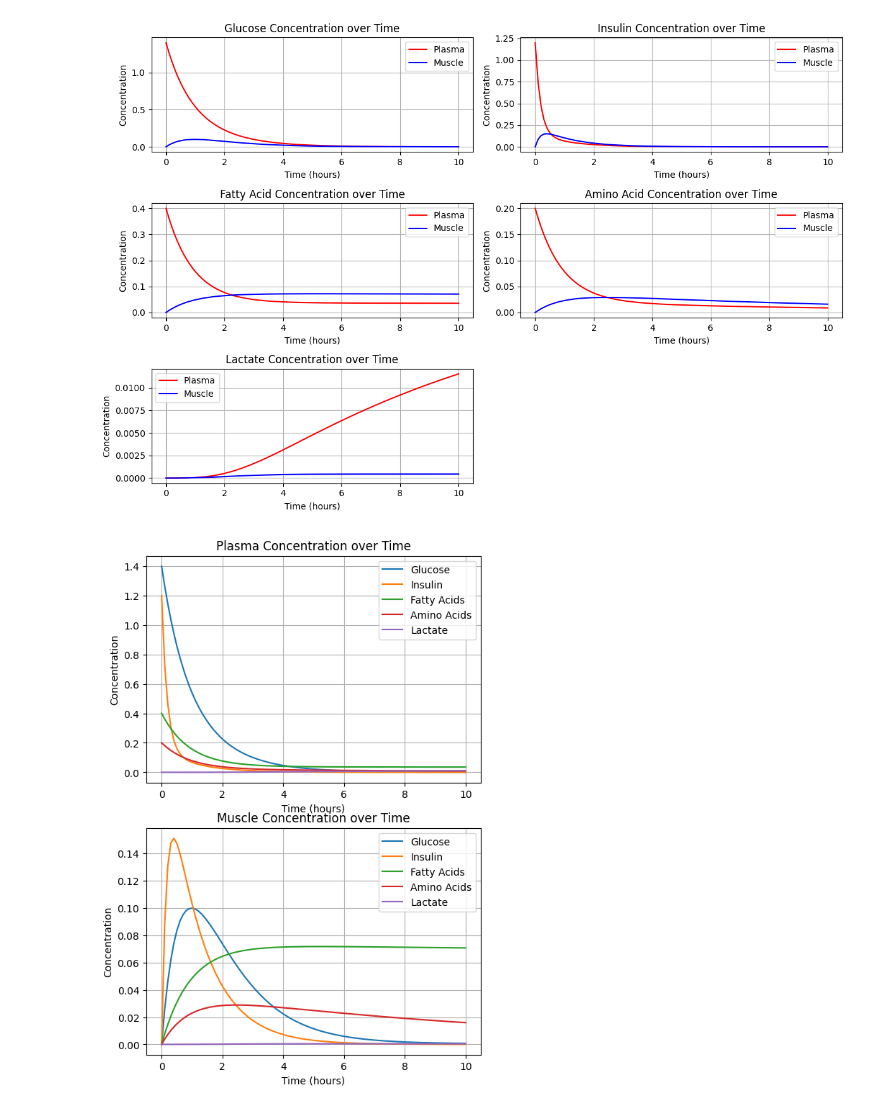
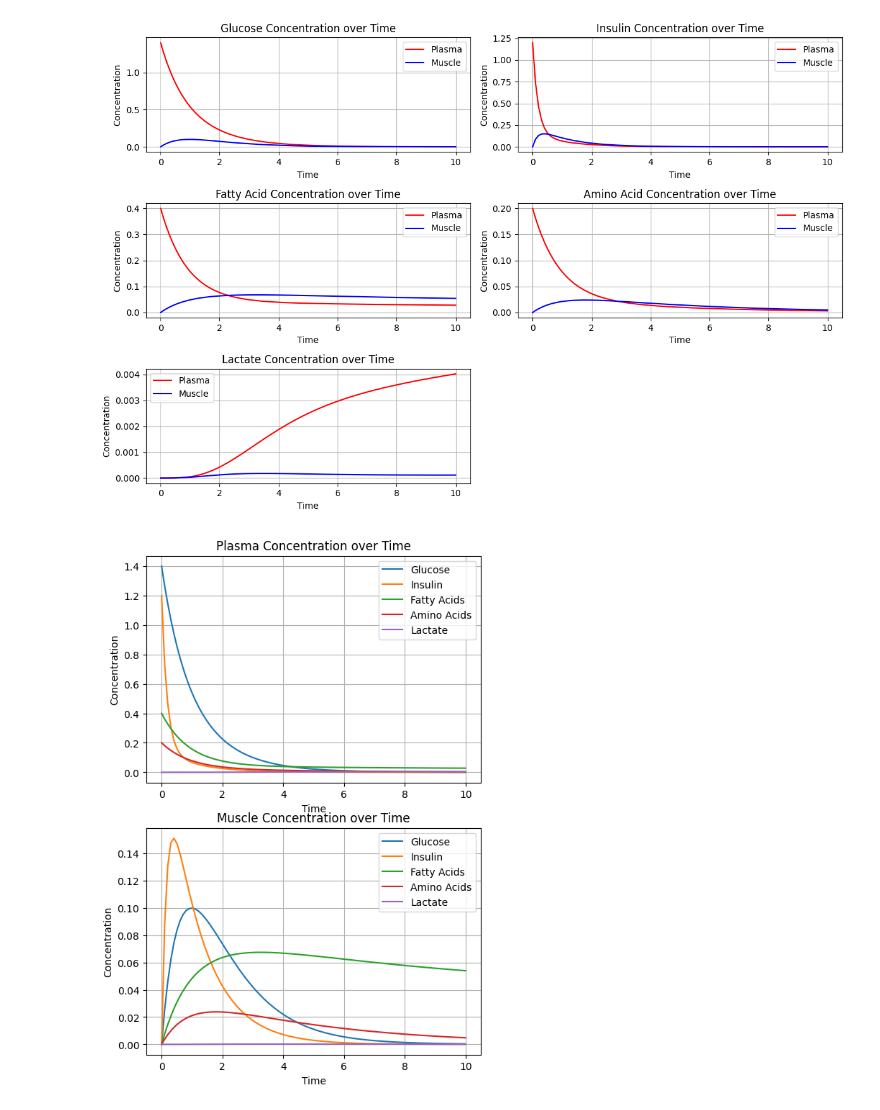
Before and after one commit to vivek-booshan/pkpd, a Jupyter notebook: food_metabolism/skeletalmuscle_2.ipynb, the cells around one changed output. Drawn from its saved outputs; the diff is of its cells as text; code cells hidden in the pictures.

```diff
--- a/food_metabolism/skeletalmuscle_2.ipynb
+++ b/food_metabolism/skeletalmuscle_2.ipynb
@@ -73,7 +73,7 @@ p = Parameters(
 
 
     g6p_to_glycogen=1,
-    glycogen_to_g6p=0.6,
+    glycogen_to_g6p=0.1,
     CLinsulin = 1,
     g6p_to_pyruvate=1,
     pyruvate_to_g6p=0.1,
@@ -87,8 +87,8 @@ p = Parameters(
     FADH2_ETC=1,
 
     # Alternative fuels
-    fattyacids_to_acetylcoa=0.01,
-    aminoacids_to_acetylcoa=0.1,
+    fattyacids_to_acetylcoa=1/8,
+    aminoacids_to_acetylcoa=1/4,
 
     # Anaerobic respiration
     pyruvate_to_lactate=0.1,
@@ -315,7 +315,7 @@ solution = solve_ivp(fun=lambda t, y: skeletalmuscle(t, y, p),
                      t_eval=t_eval,
                      method='LSODA')
 
-time_hours = solution.t
+timespan = solution.t
 glucoseplasma = solution.y[0]
 glucosemuscle = solution.y[1]
 glycogen = solution.y[9]
@@ -324,80 +324,80 @@ glycogen = solution.y[9]
 plt.figure(figsize=(12, 8))
 
 plt.subplot(3, 2, 1)
-plt.plot(time_hours, glucoseplasma, label='Plasma', color='red')
-plt.plot(time_hours, glucosemuscle, label='Muscle', color='blue')
-plt.xlabel('Time (hours)')
+plt.plot(timespan, glucoseplasma, label='Plasma', color='red')
+plt.plot(timespan, glucosemuscle, label='Muscle', color='blue')
+plt.xlabel('Time')
 plt.ylabel('Concentration')
 plt.title('Glucose Concentration over Time')
 plt.legend()
 plt.grid(True)
 
 plt.subplot(3, 2, 2)
-plt.plot(time_hours, solution.y[2], label='Plasma', color='red')
-plt.plot(time_hours, solution.y[3], label='Muscle', color='blue')
-plt.xlabel('Time (hours)')
+plt.plot(timespan, solution.y[2], label='Plasma', color='red')
+plt.plot(timespan, solution.y[3], label='Muscle', color='blue')
+plt.xlabel('Time')
 plt.ylabel('Concentration')
 plt.title('Insulin Concentration over Time')
 plt.legend()
 plt.grid(True)
 
 plt.subplot(3, 2, 3)
-plt.plot(time_hours, solution.y[4], label='Plasma', color='red')
-plt.plot(time_hours, solution.y[5], label='Muscle', color='blue')
-plt.xlabel('Time (hours)')
+plt.plot(timespan, solution.y[4], label='Plasma', color='red')
+plt.plot(timespan, solution.y[5], label='Muscle', color='blue')
+plt.xlabel('Time')
 plt.ylabel('Concentration')
 plt.title('Fatty Acid Concentration over Time')
 plt.legend()
 plt.grid(True)
 
 plt.subplot(3, 2, 4)
-plt.plot(time_hours, solution.y[6], label='Plasma', color='red')
-plt.plot(time_hours, solution.y[7], label='Muscle', color='blue')
-plt.xlabel('Time (hours)')
+plt.plot(timespan, solution.y[6], label='Plasma', color='red')
+plt.plot(timespan, solution.y[7], label='Muscle', color='blue')
+plt.xlabel('Time')
 plt.ylabel('Concentration')
 plt.title('Amino Acid Concentration over Time')
 plt.legend()
 plt.grid(True)
 
 plt.subplot(3, 2, 5)
-plt.plot(time_hours, solution.y[18], label='Plasma', color='red')
-plt.plot(time_hours, solution.y[19], label='Muscle', color='blue')
-plt.xlabel('Time (hours)')
+plt.plot(timespan, solution.y[18], label='Plasma', color='red')
+plt.plot(timespan, solution.y[19], label='Muscle', color='blue')
+plt.xlabel('Time')
 plt.ylabel('Concentration')
 plt.title('Lactate Concentration over Time')
 plt.legend()
 plt.grid(True)
 
 plt.tight_layout()
 plt.show()
 # %% [output]
-[figure, old version]
+[figure, new version]
 # %%
 plt.figure(figsize=(6, 9))
 plt.subplot(2, 1, 1)
-plt.plot(time_hours, solution.y[0], label='Glucose')
-plt.plot(time_hours, solution.y[2], label='Insulin')
-plt.plot(time_hours, solution.y[4], label='Fatty Acids')
-plt.plot(time_hours, solution.y[6], label='Amino Acids')
-plt.plot(time_hours, solution.y[18], label='Lactate')
-plt.xlabel('Time (hours)')
+plt.plot(timespan, solution.y[0], label='Glucose')
+plt.plot(timespan, solution.y[2], label='Insulin')
+plt.plot(timespan, solution.y[4], label='Fatty Acids')
+plt.plot(timespan, solution.y[6], label='Amino Acids')
+plt.plot(timespan, solution.y[18], label='Lactate')
+plt.xlabel('Time')
 plt.ylabel('Concentration')
 plt.title('Plasma Concentration over Time')
 plt.legend()
 plt.grid(True)
 plt.subplot(2, 1, 2)
-plt.plot(time_hours, solution.y[1], label='Glucose')
-plt.plot(time_hours, solution.y[3], label='Insulin')
-plt.plot(time_hours, solution.y[5], label='Fatty Acids')
-plt.plot(time_hours, solution.y[7], label='Amino Acids')
-plt.plot(time_hours, solution.y[19], label='Lactate')
-plt.xlabel('Time (hours)')
+plt.plot(timespan, solution.y[1], label='Glucose')
+plt.plot(timespan, solution.y[3], label='Insulin')
+plt.plot(timespan, solution.y[5], label='Fatty Acids')
+plt.plot(timespan, solution.y[7], label='Amino Acids')
+plt.plot(timespan, solution.y[19], label='Lactate')
+plt.xlabel('Time')
 plt.ylabel('Concentration')
 plt.title('Muscle Concentration over Time')
 plt.legend()
 plt.grid(True)
 # %% [output]
-[figure, old version]
+[figure, new version]
 # %%
 plt.figure(figsize=(6, 9))
 plt.subplot(2, 1, 1)
```
Also changed, not shown: parts of 2 cells of this notebook.
